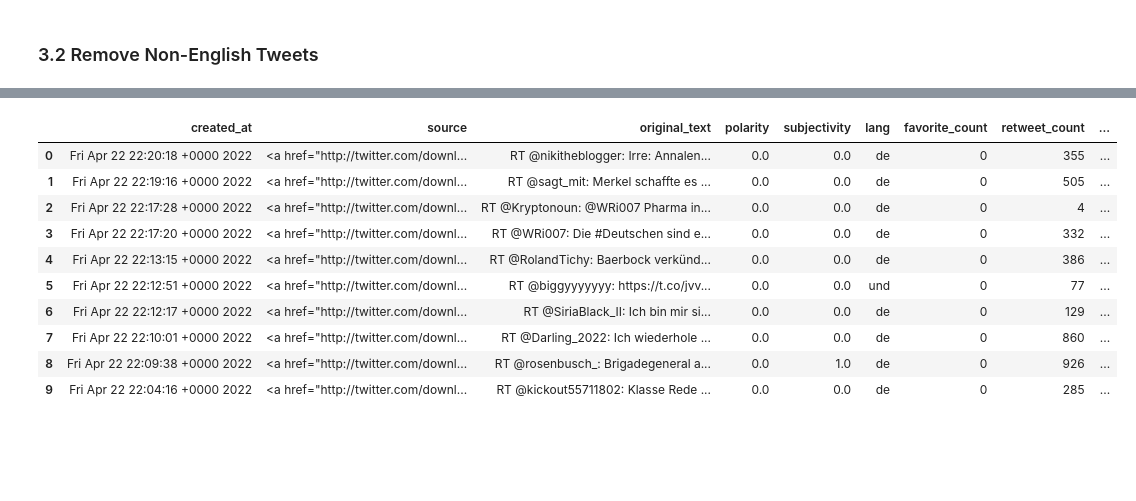
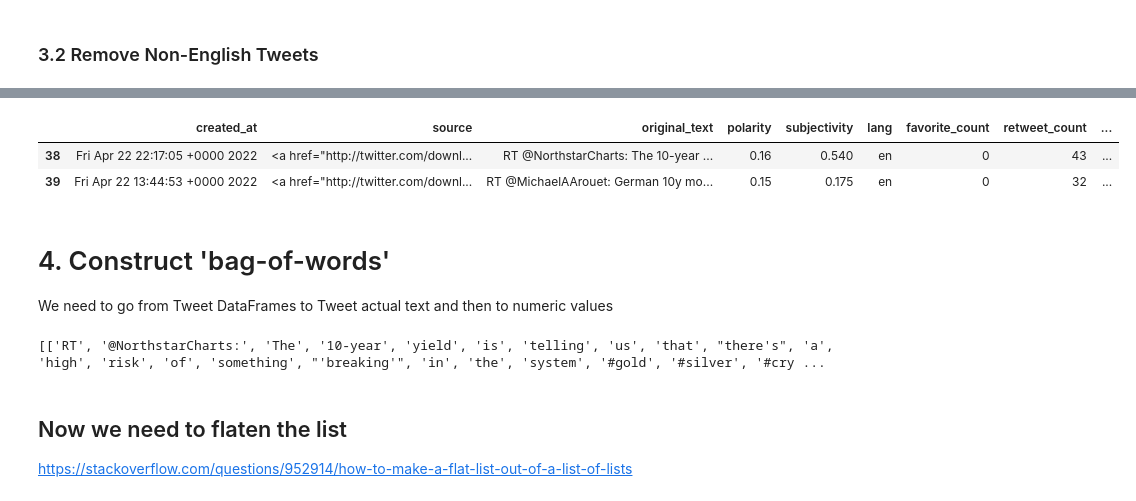
Before and after one commit to snakale/Twitter-Data-Analysis, a Jupyter notebook: Model.ipynb, the cells around one changed output, grey strips where cells are left out. Drawn from its saved outputs; the diff is of its cells as text; code cells hidden in the pictures; blank space fills up the shorter version.

Commit message:
Data Prepocessing: Get a list of words

```diff
--- a/Model.ipynb
+++ b/Model.ipynb
@@ -80,14 +83,19 @@ Length after removing non-English: 15180
 # %%
-cleanTweetsWrapper.df.head(n=10)
+cleanTweetsWrapper.df.head(n=2)
 # %% [output]
 |  | created_at | source | original_text | polarity | subjectivity | lang | favorite_count | retweet_count | ... |
-| 0 | Fri Apr 22 22:20:18 +0000 2022 | <a href="http://twitter.com/downl... | RT @nikitheblogger: Irre: Annalen... | 0.0 | 0.0 | de | 0 | 355 | ... |
-| 1 | Fri Apr 22 22:19:16 +0000 2022 | <a href="http://twitter.com/downl... | RT @sagt_mit: Merkel schaffte es ... | 0.0 | 0.0 | de | 0 | 505 | ... |
-| 2 | Fri Apr 22 22:17:28 +0000 2022 | <a href="http://twitter.com/downl... | RT @Kryptonoun: @WRi007 Pharma in... | 0.0 | 0.0 | de | 0 | 4 | ... |
-| 3 | Fri Apr 22 22:17:20 +0000 2022 | <a href="http://twitter.com/downl... | RT @WRi007: Die #Deutschen sind e... | 0.0 | 0.0 | de | 0 | 332 | ... |
-| 4 | Fri Apr 22 22:13:15 +0000 2022 | <a href="http://twitter.com/downl... | RT @RolandTichy: Baerbock verkünd... | 0.0 | 0.0 | de | 0 | 386 | ... |
-| 5 | Fri Apr 22 22:12:51 +0000 2022 | <a href="http://twitter.com/downl... | RT @biggyyyyyyy: https://t.co/jvv... | 0.0 | 0.0 | und | 0 | 77 | ... |
-| 6 | Fri Apr 22 22:12:17 +0000 2022 | <a href="http://twitter.com/downl... | RT @SiriaBlack_II: Ich bin mir si... | 0.0 | 0.0 | de | 0 | 129 | ... |
-| 7 | Fri Apr 22 22:10:01 +0000 2022 | <a href="http://twitter.com/downl... | RT @Darling_2022: Ich wiederhole ... | 0.0 | 0.0 | de | 0 | 860 | ... |
-| 8 | Fri Apr 22 22:09:38 +0000 2022 | <a href="http://twitter.com/downl... | RT @rosenbusch_: Brigadegeneral a... | 0.0 | 1.0 | de | 0 | 926 | ... |
-| 9 | Fri Apr 22 22:04:16 +0000 2022 | <a href="http://twitter.com/downl... | RT @kickout55711802: Klasse Rede ... | 0.0 | 0.0 | de | 0 | 285 | ... |
+| 38 | Fri Apr 22 22:17:05 +0000 2022 | <a href="http://twitter.com/downl... | RT @NorthstarCharts: The 10-year ... | 0.16 | 0.540 | en | 0 | 43 | ... |
+| 39 | Fri Apr 22 13:44:53 +0000 2022 | <a href="http://twitter.com/downl... | RT @MichaelAArouet: German 10y mo... | 0.15 | 0.175 | en | 0 | 32 | ... |
+# %% [markdown]
+# 4. Construct 'bag-of-words'
+
+We need to go from Tweet DataFrames to Tweet actual text and then to numeric values
+# %%
+texts = [text for text in cleanTweetsWrapper.df['original_text']]
+words = [t.split() for t in texts]
+print(words)
+# %% [output]
+[['RT', '@NorthstarCharts:', 'The', '10-year', 'yield', 'is', 'telling', 'us', 'that', "there's", 'a', 'high', 'risk', 'of', 'something', "'breaking'", 'in', 'the', 'system', '#gold', '#silver', '#cry ...
+# %% [markdown]
+## Now we need to flaten the list
+https://stackoverflow.com/questions/952914/how-to-make-a-flat-list-out-of-a-list-of-lists
```
Also changed, not shown: parts of 3 cells of this notebook.
